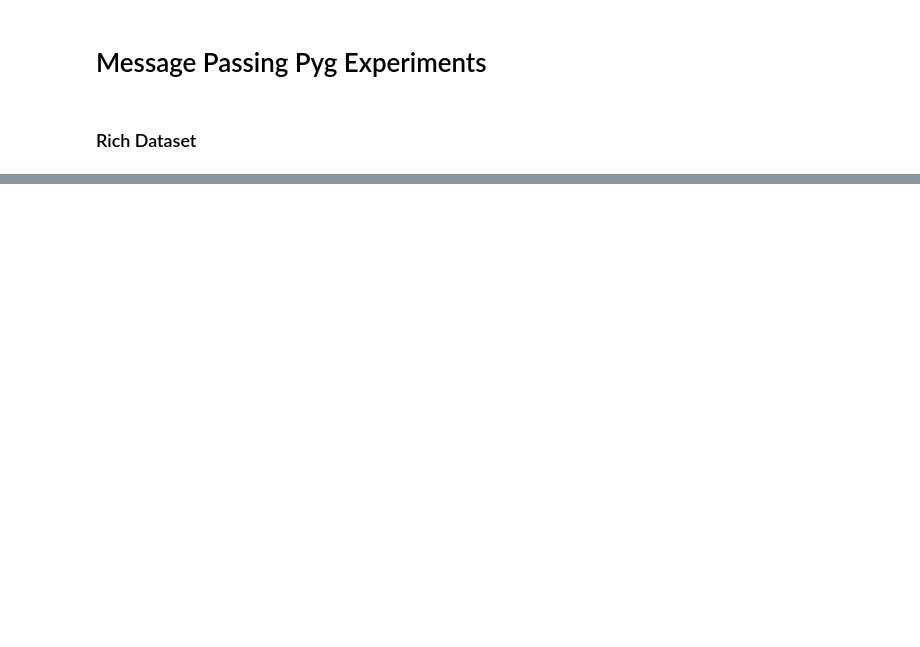
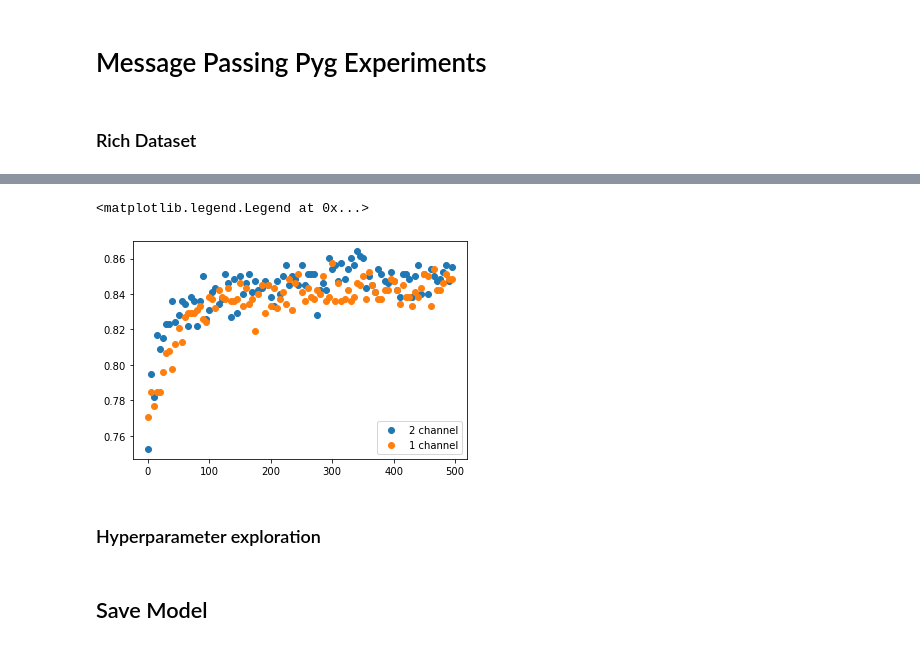
Before and after one commit to adam-keim/CP341_B722_GNN, a Jupyter notebook: pyg_playground.ipynb, the cells around one changed output, grey strips where cells are left out. Drawn from its saved outputs; the diff is of its cells as text; code cells hidden in the pictures; blank space fills up the shorter version.

```diff
--- a/pyg_playground.ipynb
+++ b/pyg_playground.ipynb
@@ -117,0 +285,15 @@ GCN_losses = losses
+# %%
+### Vis
+test_scores_2chan = np.array(test_scores_2chan)
+binary_test_scores = np.array(binary_test_scores)
+
+
+plt.scatter(test_scores_2chan[:,0],test_scores_2chan[:,1] , label='2 channel')
+plt.scatter(binary_test_scores[:,0],binary_test_scores[:,1] , label='1 channel')
+
+plt.legend()
+# %% [output]
+<matplotlib.legend.Legend at 0x...>
+[figure, added]
+# %% [markdown]
+### Hyperparameter exploration
@@ -118,2 +339,4 @@ GCN_losses = losses
+# %% [markdown]
+## Save Model
 # %%
 path = '/Users/maxperozek/CP341/Proj/CP341_B722_GNN/models/'
```
Also changed, not shown: parts of 56 cells of this notebook, 1 other file.
